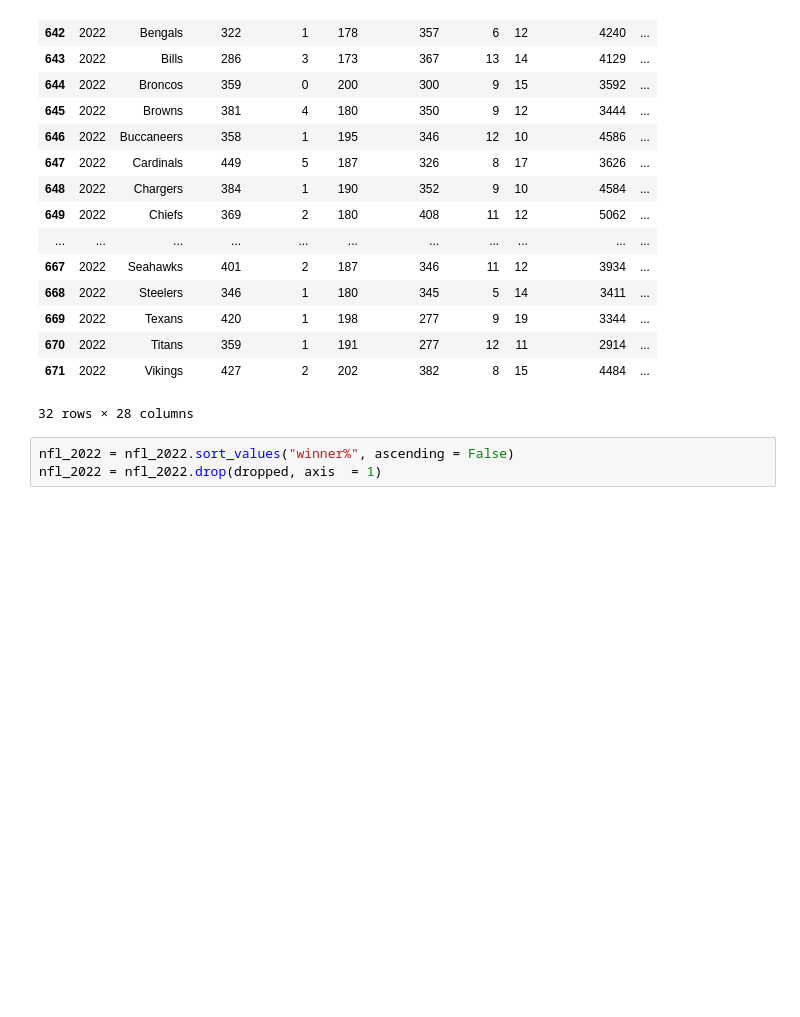
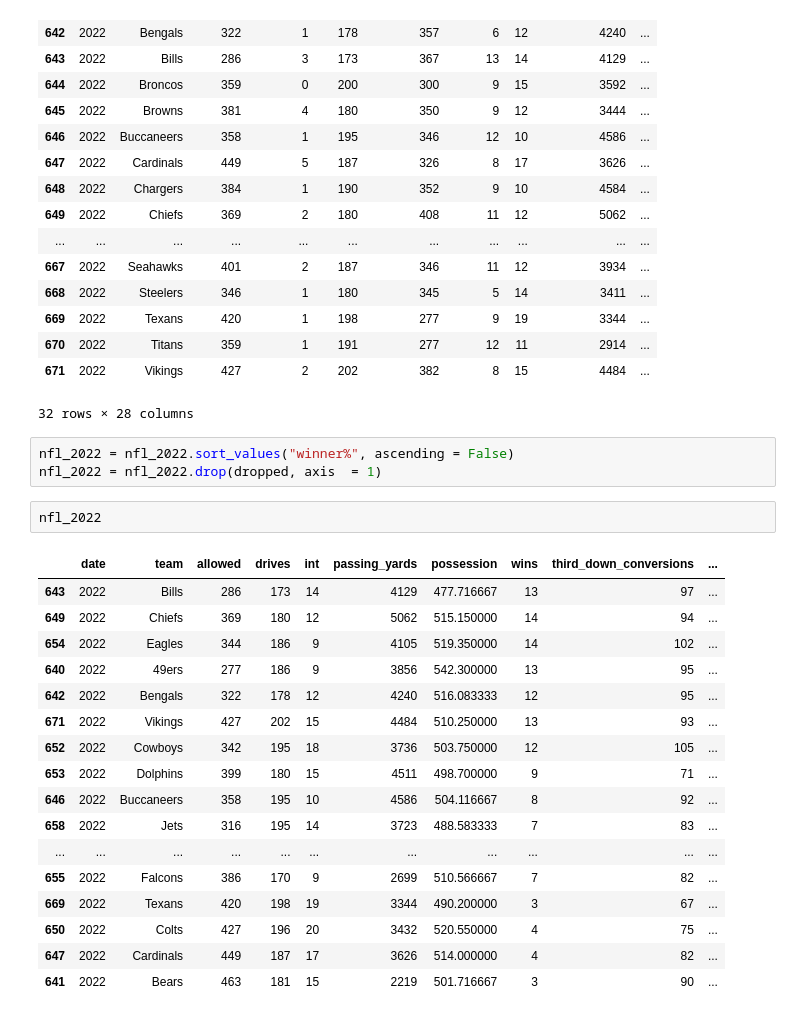
Before and after one commit to harshil0217/SuperBowl_Prediction, a Jupyter notebook: Code/Logistic Regression.ipynb, the cells around one changed output. Saved outputs shown, nothing was run; the diff lists cells and outputs as text; blank space fills up the shorter version.

```diff
--- a/Code/Logistic Regression.ipynb
+++ b/Code/Logistic Regression.ipynb
@@ -236,3 +236,23 @@ See the caveats in the documentation: https://pandas.pydata.org/pandas-docs/stab
 # %%
 nfl_2022 = nfl_2022.sort_values("winner%", ascending = False)
 nfl_2022 = nfl_2022.drop(dropped, axis  = 1)
+# %%
+nfl_2022
+# %% [output]
+|  | date | team | allowed | drives | int | passing_yards | possession | wins | third_down_conversions | ... |
+| 643 | 2022 | Bills | 286 | 173 | 14 | 4129 | 477.716667 | 13 | 97 | ... |
+| 649 | 2022 | Chiefs | 369 | 180 | 12 | 5062 | 515.150000 | 14 | 94 | ... |
+| 654 | 2022 | Eagles | 344 | 186 | 9 | 4105 | 519.350000 | 14 | 102 | ... |
+| 640 | 2022 | 49ers | 277 | 186 | 9 | 3856 | 542.300000 | 13 | 95 | ... |
+| 642 | 2022 | Bengals | 322 | 178 | 12 | 4240 | 516.083333 | 12 | 95 | ... |
+| 671 | 2022 | Vikings | 427 | 202 | 15 | 4484 | 510.250000 | 13 | 93 | ... |
+| 652 | 2022 | Cowboys | 342 | 195 | 18 | 3736 | 503.750000 | 12 | 105 | ... |
+| 653 | 2022 | Dolphins | 399 | 180 | 15 | 4511 | 498.700000 | 9 | 71 | ... |
+| 646 | 2022 | Buccaneers | 358 | 195 | 10 | 4586 | 504.116667 | 8 | 92 | ... |
+| 658 | 2022 | Jets | 316 | 195 | 14 | 3723 | 488.583333 | 7 | 83 | ... |
+| ... | ... | ... | ... | ... | ... | ... | ... | ... | ... | ... |
+| 655 | 2022 | Falcons | 386 | 170 | 9 | 2699 | 510.566667 | 7 | 82 | ... |
+| 669 | 2022 | Texans | 420 | 198 | 19 | 3344 | 490.200000 | 3 | 67 | ... |
+| 650 | 2022 | Colts | 427 | 196 | 20 | 3432 | 520.550000 | 4 | 75 | ... |
+| 647 | 2022 | Cardinals | 449 | 187 | 17 | 3626 | 514.000000 | 4 | 82 | ... |
+| 641 | 2022 | Bears | 463 | 181 | 15 | 2219 | 501.716667 | 3 | 90 | ... |
```
Also changed, not shown: parts of 2 cells of this notebook, 1 other file.
